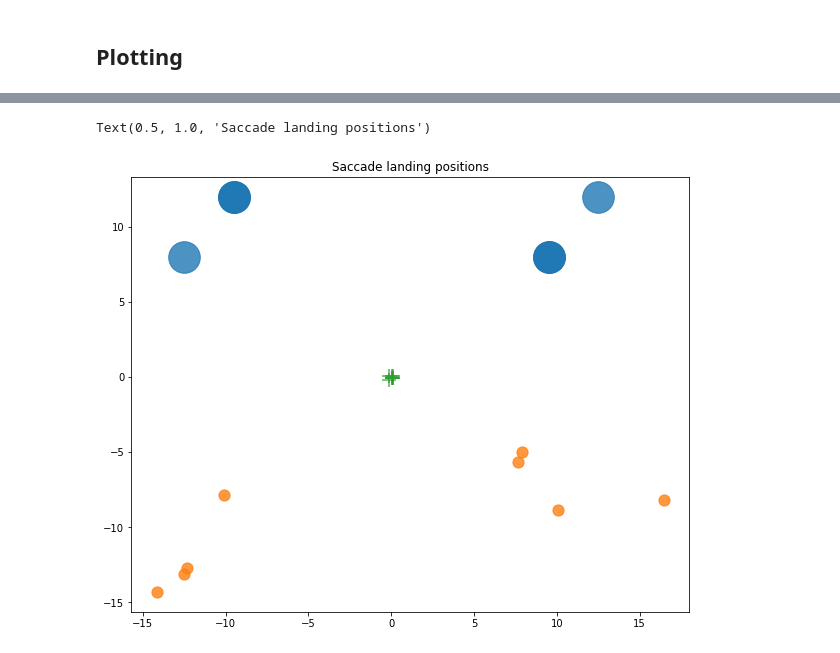
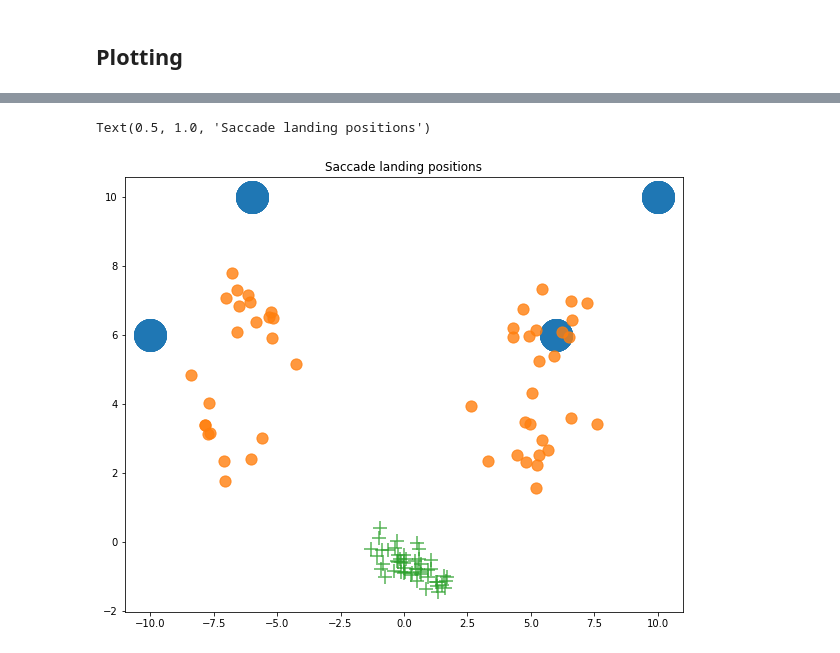
Before and after one commit to DevXl/FIPS-saccade, a Jupyter notebook: analysis/eye_tracking.ipynb, the cells around one changed output, grey strips where cells are left out. Cells and saved outputs as stored; diff of their text form; code cells hidden in the pictures.

Commit message:
latest running version with pilot data

```diff
--- a/analysis/eye_tracking.ipynb
+++ b/analysis/eye_tracking.ipynb
@@ -46,12 +43,16 @@ targets
+# %%
+ncdf = df[df["trial_type"]=="test"]
+ncdf = ncdf[(ncdf["saccade_epos_y_deg"]<10) & (ncdf["saccade_epos_x_deg"]<10)]
+ncdf = ncdf.iloc[:50, :]
 # %%
 fig, ax = plt.subplots(figsize=(10, 8))
 
 # ax.scatter(targets[0][0], targets[0][1], marker='o', cmap='jet', alpha=.8, s=500, edgecolors='none', data=df)
-ax.scatter("target_pos_x", "target_pos_y", marker='o', cmap='jet', alpha=.8, s=1000, data=df)
-ax.scatter("saccade_epos_x_deg", "saccade_epos_y_deg", marker='.', alpha=.8, s=500, data=df)
-ax.scatter("saccade_spos_x_deg", "saccade_spos_y_deg", marker='+', alpha=.8, s=200, data=df)
+ax.scatter("target_pos_x_deg", "target_pos_y_deg", marker='o', cmap='jet', alpha=.8, s=1000, data=ncdf)
+ax.scatter("saccade_epos_x_deg", "saccade_epos_y_deg", marker='.', alpha=.8, s=500, data=ncdf)
+ax.scatter("saccade_spos_x_deg", "saccade_spos_y_deg", marker='+', alpha=.8, s=200, data=ncdf)
 ax.set_title("Saccade landing positions")
 # ax.invert_yaxis()
 # %% [output]
 Text(0.5, 1.0, 'Saccade landing positions')
-[figure, old version]
+[figure, new version]
```
Also changed, not shown: parts of 3 cells of this notebook, 4 other files.
